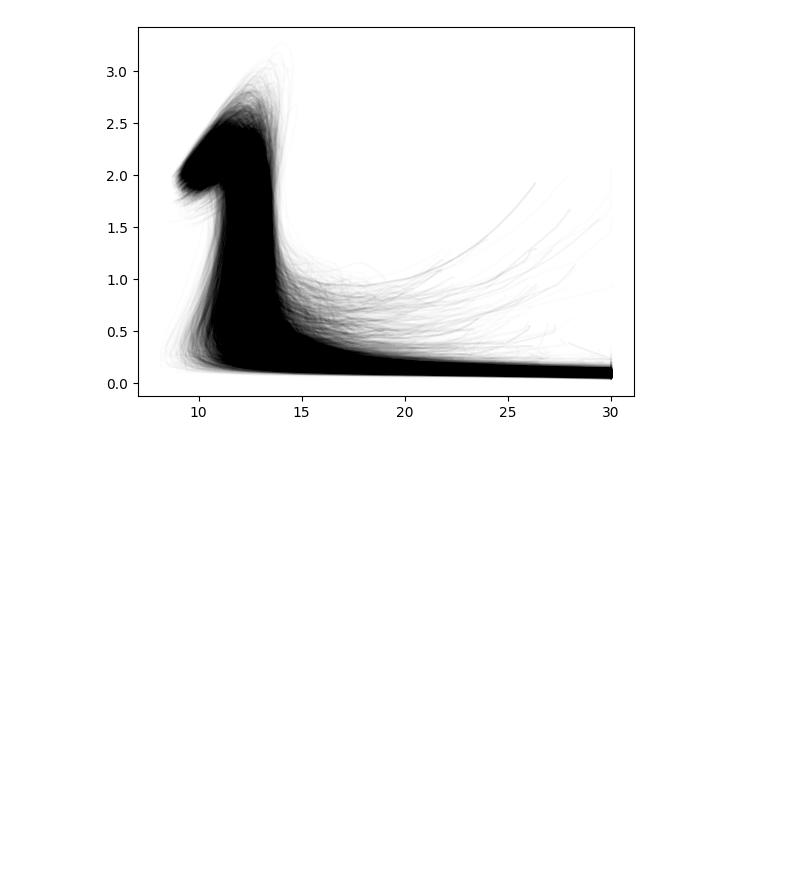
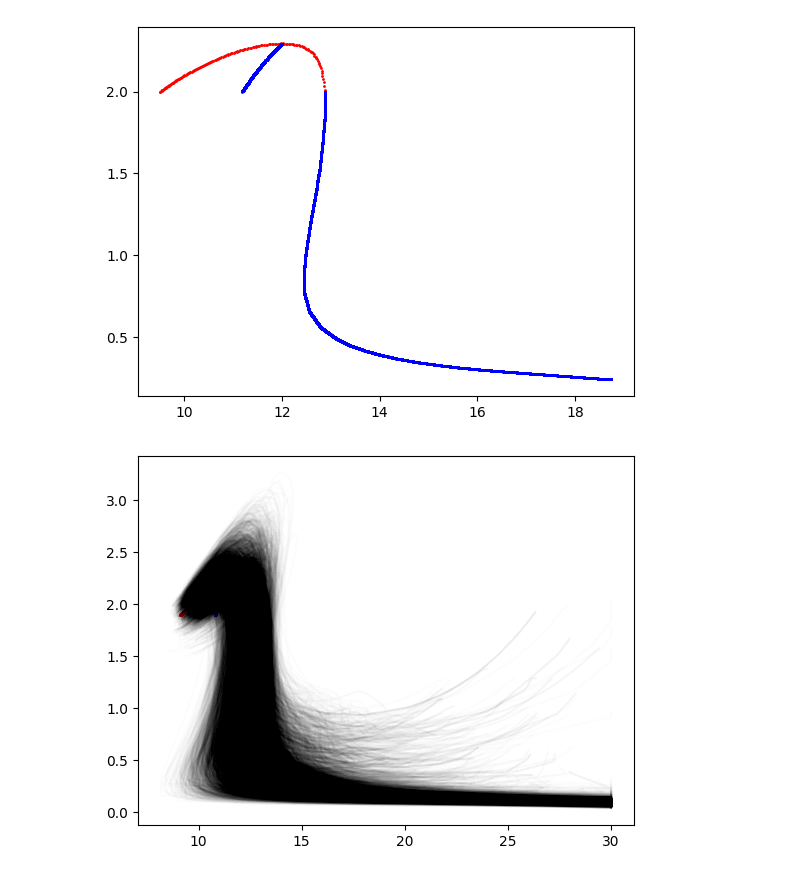
Before and after one commit to landryp/ns-fmodes, a Jupyter notebook: Contact_BNS/contact_BNS.ipynb, the cells around one changed output. Cells and saved outputs as stored; diff of their text form; code cells hidden in the pictures; blank space fills up the shorter version.

Commit message:
Updated r(m) with correct interpolation

```diff
--- a/Contact_BNS/contact_BNS.ipynb
+++ b/Contact_BNS/contact_BNS.ipynb
@@ -40,16 +38,57 @@ plt.savefig('histogram_BNS.png')
-# %%
-import h5py
-infile = h5py.File('LCEHL_EOS_posterior_samples_PSR+GW+NICER.h5', 'r')
-
-m_grid = np.linspace(0.1, 3, 100000)
-r_mat = np.zeros((len(infile['ns']),len(m_grid)))
-
-for i in range(len(infile['ns'])):
-    plt.plot(infile['ns']['eos_{0}'.format(i)]['R'],infile['ns']['eos_{0}'.format(i)]['M'],c='k',alpha=0.01)
-    r_mat[i] = np.interp(m_grid,infile['ns']['eos_{0}'.format(i)]['M'],infile['ns']['eos_{0}'.format(i)]['R'])
-plt.show()
-# %% [output]
-[figure, removed]
+# %%
+import h5py
+from scipy.interpolate import interp1d
+from tqdm import tqdm
+
+infile = h5py.File('../LCEHL_EOS_posterior_samples_PSR+GW+NICER.h5', 'r')
+
+m_grid = np.linspace(0.01, 3, 100000)
+r_mat = np.zeros((len(infile['ns']),len(m_grid)))
+
+i = 0
+
+for i in tqdm(range(len(infile['ns']))):
+    # interpolate
+    M = infile['ns']['eos_{0}'.format(i)]['M']
+    R = infile['ns']['eos_{0}'.format(i)]['R']
+
+    # find peak
+    idx_flip = np.where(M == np.max(M))[0][0]
+    idx_R_min = np.where(R == np.min(R))[0][0]
+
+    # two intrapolations
+    interpolator1 = interp1d(M[:idx_flip], R[:idx_flip], kind='linear', bounds_error=False)
+    interpolator2 = interp1d(M[idx_flip:], R[idx_flip:], kind='linear', bounds_error=False)
+    m_lower = m_grid[m_grid > M[idx_R_min]]
+    m_upper = m_grid[m_grid <= M[idx_flip]]
+    r_lower = interpolator2(m_lower)
+    r_upper = interpolator1(m_upper)
+
+
+    overlap_vals, overlap_lower_idx, overlap_upper_idx = np.intersect1d(m_lower, m_upper, return_indices=True)
+    m_lower = np.delete(m_lower, overlap_lower_idx)
+    r_upper[overlap_upper_idx] = (r_upper[overlap_upper_idx] + r_lower[overlap_lower_idx])/2
+    r_lower = np.delete(r_lower, overlap_lower_idx)
+
+    assert len(r_lower) + len(r_upper) == len(m_grid)
+
+    r_mat[i] = np.concatenate((r_upper, r_lower))
+    m_grid_test = np.concatenate((m_upper, m_lower))
+
+    assert np.allclose(m_grid_test, m_grid)
+
+    if i < 2:
+        plt.figure()
+        plt.scatter(infile['ns']['eos_{0}'.format(i)]['R'],infile['ns']['eos_{0}'.format(i)]['M'],c='red', s = 1)
+        plt.scatter(r_mat[i], m_grid, c='blue', s = 1)
+    else:
+        pass
+
+    plt.plot(infile['ns']['eos_{0}'.format(i)]['R'],infile['ns']['eos_{0}'.format(i)]['M'],c='k',alpha=0.01)
+plt.show()
+# %% [output]
+[figure, added]
+[figure, added]
 # %%
 r_arr = m_grid.copy()
 for i in range(len(m_grid)):
```
Also changed, not shown: parts of 4 cells of this notebook, 2 other files.
